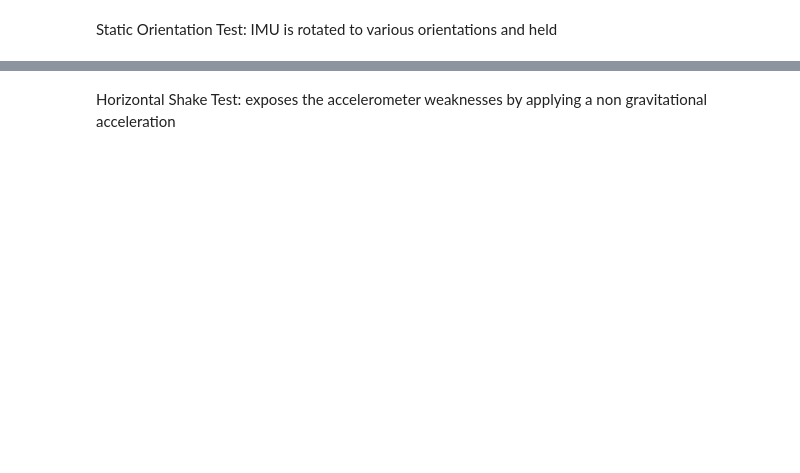
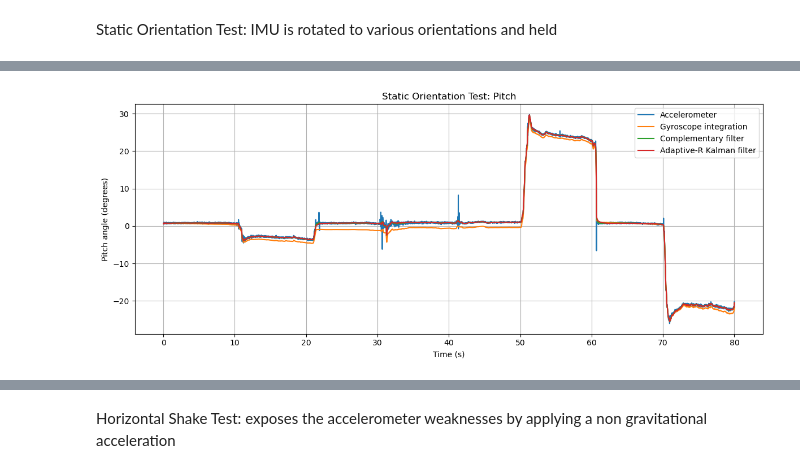
Before and after one commit to tej-parekh/stm32-imu-motion-tracker, a Jupyter notebook: Python Analysis/orientation_analysis.ipynb, the cells around one changed output, grey strips where cells are left out. Cells and saved outputs as stored; diff of their text form; code cells hidden in the pictures; blank space fills up the shorter version.

```diff
--- a/Python Analysis/orientation_analysis.ipynb
+++ b/Python Analysis/orientation_analysis.ipynb
@@ -441,0 +390,37 @@ plot_estimate_comparison(
+# %%
+
+plt.figure(figsize=(12, 5))
+
+plt.plot(
+    static_df["time_s"],
+    static_df["pitch_acc_deg"],
+    label="Accelerometer"
+)
+
+plt.plot(
+    static_df["time_s"],
+    static_df["pitch_gyro_deg"],
+    label="Gyroscope integration"
+)
+
+plt.plot(
+    static_df["time_s"],
+    static_df["pitch_comp_deg"],
+    label="Complementary filter"
+)
+
+plt.plot(
+    static_df["time_s"],
+    static_df["pitch_kf_adaptive_deg"],
+    label="Adaptive-R Kalman filter"
+)
+
+plt.xlabel("Time (s)")
+plt.ylabel("Pitch angle (degrees)")
+plt.title("Static Orientation Test: Pitch")
+plt.legend()
+plt.grid()
+plt.tight_layout()
+plt.show()
+# %% [output]
+[figure, added]
```
Also changed, not shown: parts of 25 cells of this notebook.
